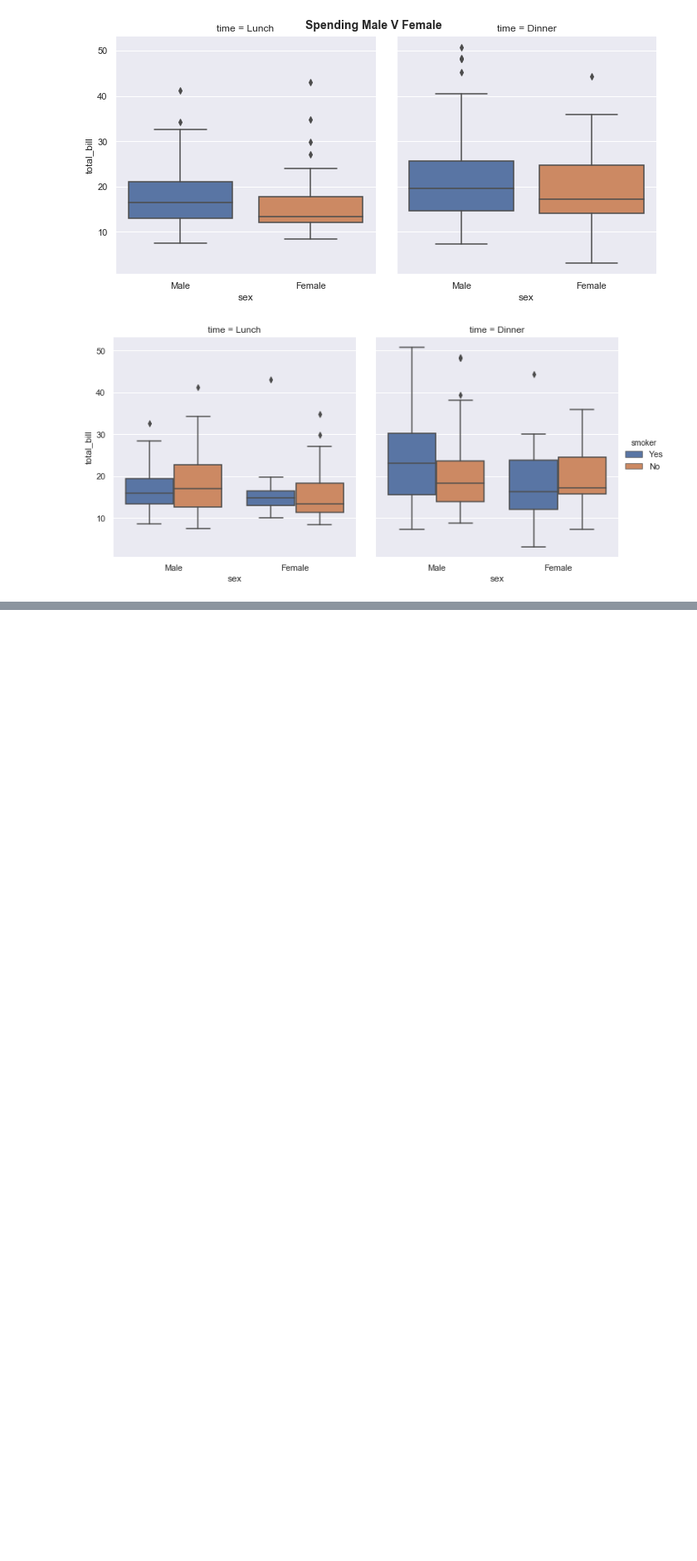
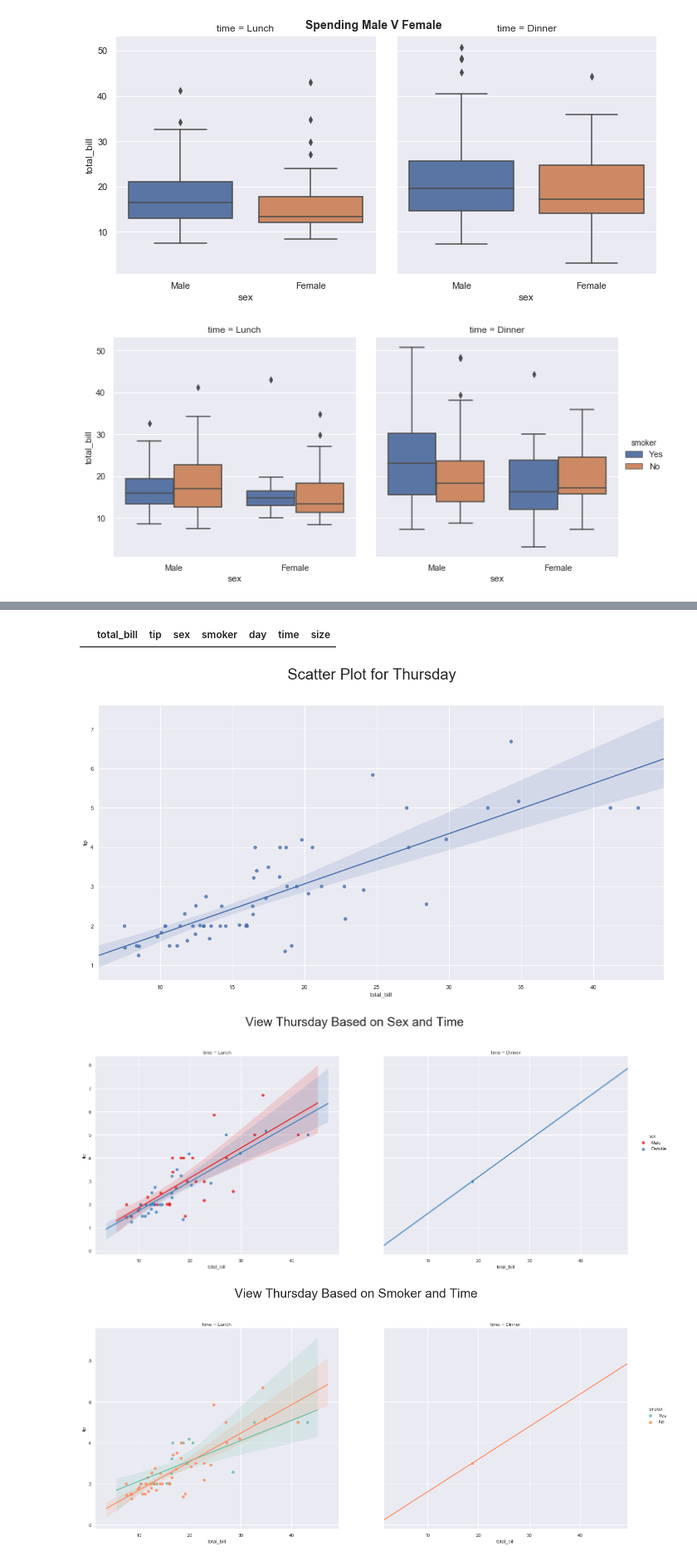
Before and after one commit to richardfeeney7/Fundamentals-Project, a Jupyter notebook: Fundamentals-Project 2019.ipynb, the cells around one changed output, grey strips where cells are left out. Shown at 83% size. Drawn from its saved outputs; the diff is of its cells as text; code cells hidden in the pictures; blank space fills up the shorter version.

Commit message:
Woring on breking the 4 days in question to view relationships

```diff
--- a/Fundamentals-Project 2019.ipynb
+++ b/Fundamentals-Project 2019.ipynb
@@ -282,8 +262,3 @@ sns.catplot(x="sex", y="total_bill",hue="smoker", col="time",data=tips, kind="bo
 <seaborn.axisgrid.FacetGrid at 0x...>
 [figure]
 [figure]
-# %%
-# Draw a nested violinplot and split the violins for easier comparison
-
-sns.set(rc={'figure.figsize':(20,20)})
-sns.violinplot(x="day", y="total_bill", hue="smoker",split=True, inner="quart",data=tips)
@@ -292,0 +278,5 @@ sns.violinplot(x="day", y="total_bill", hue="smoker",split=True, inner="quart",d
+# %%
+# Refresh what the column headings are
+tips.head(0) # View the first two rows of the dataset
+# %% [output]
+|  | total_bill | tip | sex | smoker | day | time | size |
@@ -292,0 +286,35 @@ sns.violinplot(x="day", y="total_bill", hue="smoker",split=True, inner="quart",d
+# %%
+# Pull data on different days, plot one by one and investigate
+thur= tips [tips ['day'] == "Thur"]
+fri = tips [tips ['day'] == "Fri"]
+sat = tips [tips ['day'] == "Sat"]
+sun = tips [tips ['day'] == "Sun"]
+
+# Plot Thursday
+
+plt.suptitle("Scatter Plot for Thursday", fontsize = 30) # Add Title
+plt.xlabel("Total_Bill")               # Add Label
+plt.ylabel("Tip")                      # Add Label
+
+x1 = thur.iloc[:,1] # Use Column 1 (tip)
+y1 = thur.iloc[:,0] # Use column 0 (total_bill)
+
+thursday = sns.regplot(y1,x1)
+
+
+
+## Linear regression using lmplot
+
+# lmplot to view data on thursday based on sex and time
+sns.lmplot(x="total_bill", y="tip", hue ="sex", data=thur, col="time", palette="Set1", height=10,
+           aspect=1).fig.suptitle("View Thursday Based on Sex and Time ", fontsize=30)
+plt.tight_layout(8) # Add space between plots
+
+# lmplot to view data on thursday based on smoker and time
+sns.lmplot(x="total_bill", y="tip", hue ="smoker", data=thur, col="time", palette="Set2", height=10,
+           aspect=1).fig.suptitle("View Thursday Based on Smoker and Time", fontsize=30)
+plt.tight_layout(8) # Add space between plots
+# %% [output]
+[figure, added]
+[figure, added]
+[figure, added]
```
Also changed, not shown: parts of 5 cells of this notebook, 1 other file.
